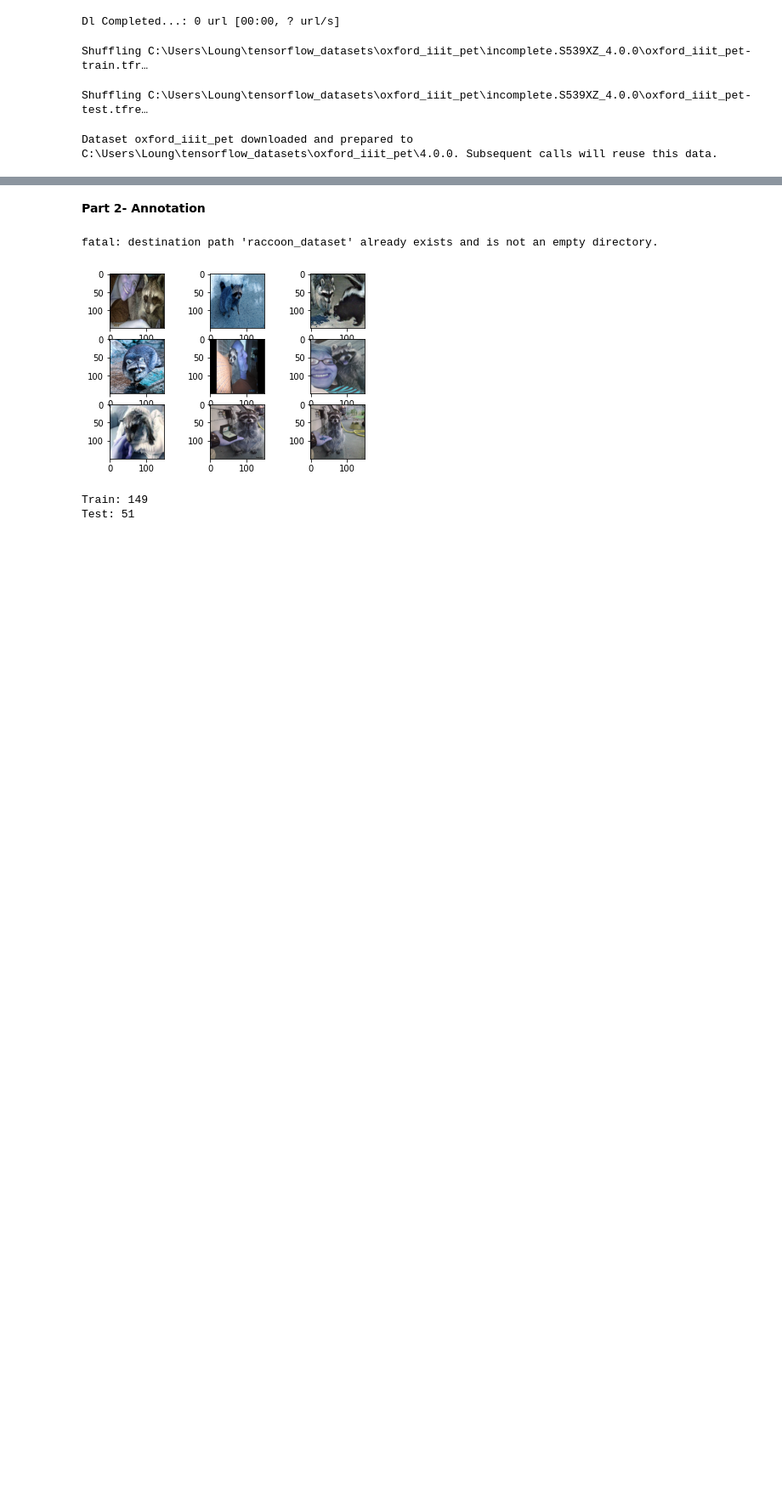
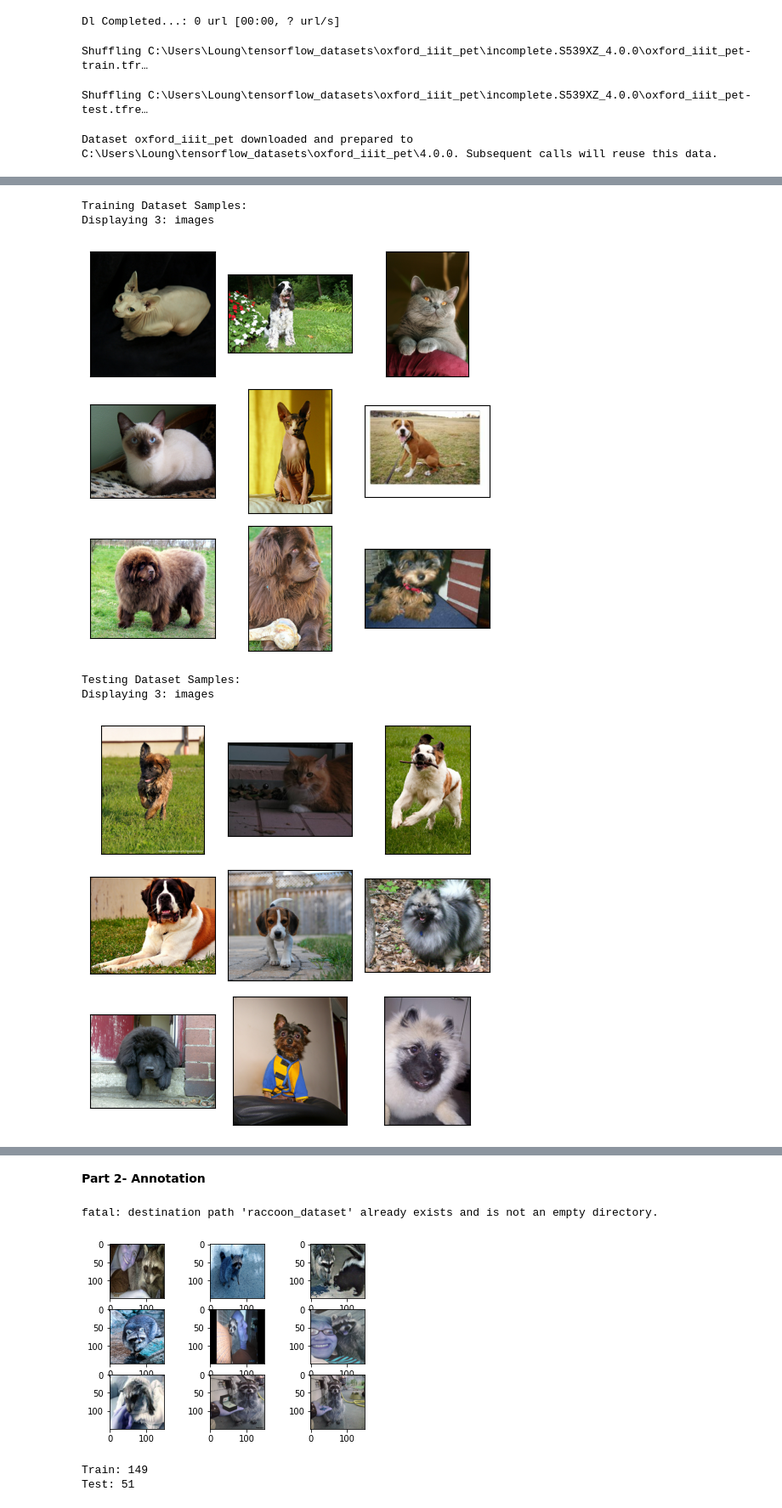
Before and after one commit to ploung/AAI-521-ComputerVision_Module3, a Jupyter notebook: Pros Loung_Assignment3.ipynb, the cells around one changed output, grey strips where cells are left out. Shown at 85% size. Cells and saved outputs as stored; diff of their text form; code cells hidden in the pictures; blank space fills up the shorter version.

Commit message:
Added codes for preprocessing the image

```diff
--- a/Pros Loung_Assignment3.ipynb
+++ b/Pros Loung_Assignment3.ipynb
@@ -33,2 +64,35 @@ Dataset oxford_iiit_pet downloaded and prepared to C:\Users\Loung\tensorflow_dat
+# %%
+# Visualize some samples from the dataset
+ImageLabel = info.features['label'].names
+
+def ShowImage(ImageData, NumImg=2):
+    '''Displays the first number of images from the dataset.'''
+    print(f'Displaying {NumImg}: images')
+    plt.figure(figsize=(5, 5))
+    for i in range(NumImg * NumImg):
+        plt.subplot(NumImg, NumImg, i + 1)
+        plt.xticks([])
+        plt.yticks([])
+        plt.grid(False)
+        plt.imshow(ImageData[i], cmap=plt.cm.binary)
+        #plt.xlabel([ImageLabel[i]])
+    plt.tight_layout()
+    plt.show()
+
+train_dataset = dataset['train']
+test_dataset = dataset['test']
+
+print("Training Dataset Samples:")
+ShowImage([data['image'].numpy().squeeze() for data in train_dataset.take(9)], NumImg=3)
+
+print("Testing Dataset Samples:")
+ShowImage([data['image'].numpy().squeeze() for data in test_dataset.take(9)], NumImg=3)
+# %% [output]
+Training Dataset Samples:
+Displaying 3: images
+[figure, added]
+Testing Dataset Samples:
+Displaying 3: images
+[figure, added]
 # %%
 def read_and_preprocess(data):
```
Also changed, not shown: parts of 4 cells of this notebook.
